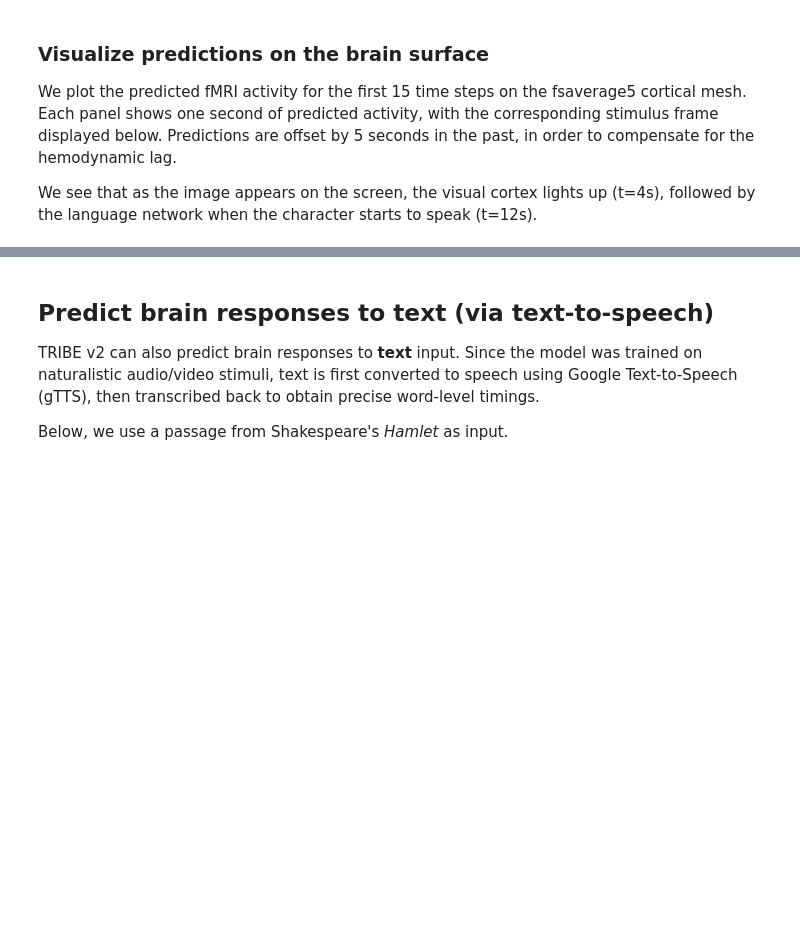
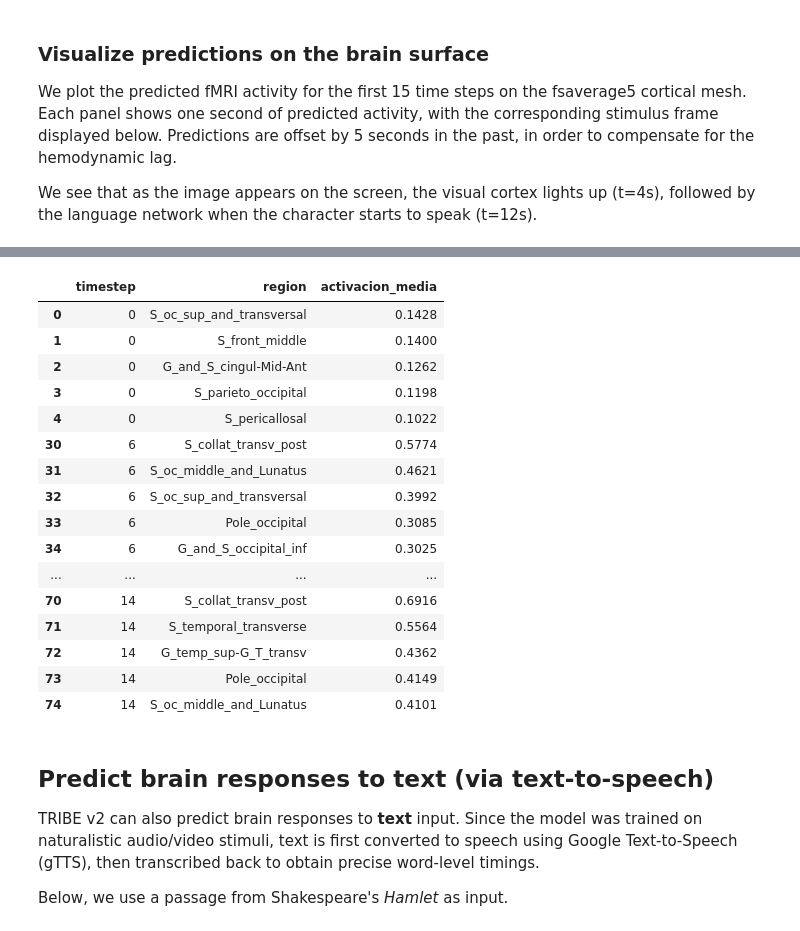
Before and after one commit to DevEliezerMartinez/Tri-v2-meta, a Jupyter notebook: tribe_demo.ipynb, the cells around one changed output, grey strips where cells are left out. Cells and saved outputs as stored; diff of their text form; code cells hidden in the pictures; blank space fills up the shorter version.

```diff
--- a/tribe_demo.ipynb
+++ b/tribe_demo.ipynb
@@ -99,0 +426,66 @@ fig = plotter.plot_timesteps(preds[:n_timesteps], segments=segments[:n_timesteps
+# %%
+import nibabel as nib
+import numpy as np
+import pandas as pd
+import matplotlib.pyplot as plt
+from nilearn import datasets
+
+# ─────────────────────────────────────────────
+# 1. CARGAR ATLAS
+# ─────────────────────────────────────────────
+destrieux = datasets.fetch_atlas_surf_destrieux()
+parcellation = np.array(destrieux['map_left'], dtype=np.int32)
+labels = [l.decode() if isinstance(l, bytes) else l for l in destrieux['labels']]
+
+print(f"Atlas cargado: {len(set(parcellation))} regiones")
+print(f"Vértices hemisferio izquierdo: {len(parcellation)}")
+
+
+# ─────────────────────────────────────────────
+# 2. TOP REGIONES POR TIMESTEP (todas)
+# ─────────────────────────────────────────────
+def top_regiones_por_timestep(preds, parcellation, labels, top_n=5):
+    resultados = []
+    for t in range(len(preds)):
+        activacion = preds[t]
+        if len(activacion) == 20484:
+            activacion = activacion[:10242]
+        df_t = pd.DataFrame({
+            'region_id': parcellation,
+            'activacion': activacion
+        })
+        top = (df_t.groupby('region_id')['activacion']
+                   .mean()
+                   .sort_values(ascending=False)
+                   .head(top_n))
+        for region_id, valor in top.items():
+            resultados.append({
+                'timestep': t,
+                'region': labels[region_id],
+                'activacion_media': round(valor, 4)
+            })
+    return pd.DataFrame(resultados)
+
+df_regiones = top_regiones_por_timestep(preds, parcellation, labels)
+
+# CSV completo (todos los timesteps)
+df_regiones.to_csv("regiones_activacion_completo.csv", index=False)
+print(f"✅ CSV completo guardado: {len(df_regiones)} filas → regiones_activacion_completo.csv")
+
+# CSV filtrado (timesteps de interés)
+df_filtrado = df_regiones[df_regiones['timestep'].isin([0, 6, 12, 13, 14])]
+df_filtrado.to_csv("regiones_activacion_filtrado.csv", index=False)
+print("✅ CSV filtrado guardado → regiones_activacion_filtrado.csv")
+
+display(df_filtrado)
+
+
+# ─────────────────────────────────────────────
+# 3. EXPORTAR PREDICCIONES RAW COMPLETAS
+#    shape: (n_timesteps, n_vertices) → cada fila = 1 segundo
+# ─────────────────────────────────────────────
+preds_np = preds.cpu().numpy() if hasattr(preds, 'cpu') else np.array(preds)
+
+# Solo hemisferio izquierdo (primeros 10242 vértices)
+preds_left = preds_np[:, :10242]
+# %% [output]
@@ -100,3 +511,20 @@ fig = plotter.plot_timesteps(preds[:n_timesteps], segments=segments[:n_timesteps
+|  | timestep | region | activacion_media |
+| 0 | 0 | S_oc_sup_and_transversal | 0.1428 |
+| 1 | 0 | S_front_middle | 0.1400 |
+| 2 | 0 | G_and_S_cingul-Mid-Ant | 0.1262 |
+| 3 | 0 | S_parieto_occipital | 0.1198 |
+| 4 | 0 | S_pericallosal | 0.1022 |
+| 30 | 6 | S_collat_transv_post | 0.5774 |
+| 31 | 6 | S_oc_middle_and_Lunatus | 0.4621 |
+| 32 | 6 | S_oc_sup_and_transversal | 0.3992 |
+| 33 | 6 | Pole_occipital | 0.3085 |
+| 34 | 6 | G_and_S_occipital_inf | 0.3025 |
+| ... | ... | ... | ... |
+| 70 | 14 | S_collat_transv_post | 0.6916 |
+| 71 | 14 | S_temporal_transverse | 0.5564 |
+| 72 | 14 | G_temp_sup-G_T_transv | 0.4362 |
+| 73 | 14 | Pole_occipital | 0.4149 |
+| 74 | 14 | S_oc_middle_and_Lunatus | 0.4101 |
 # %% [markdown]
 ## Predict brain responses to text (via text-to-speech)
 
```
Also changed, not shown: parts of 15 cells of this notebook, 1 other file.
